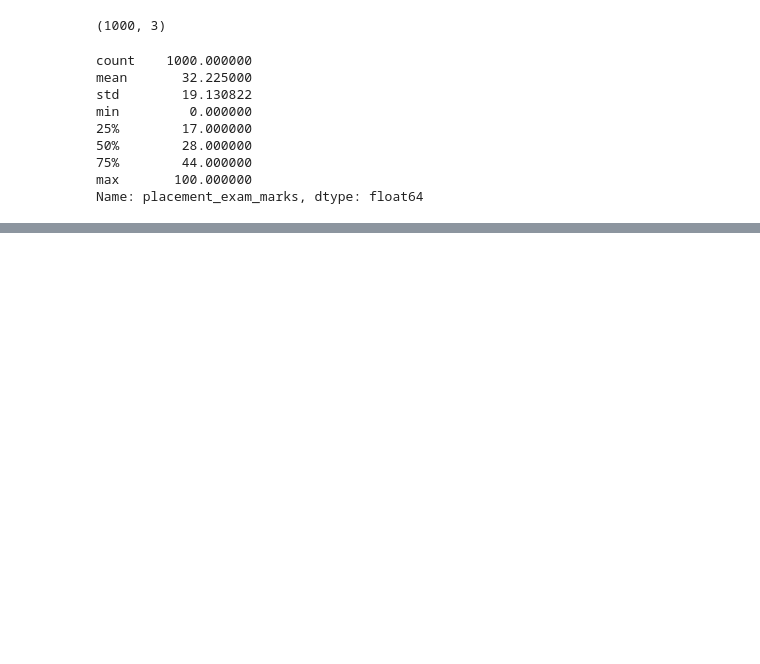
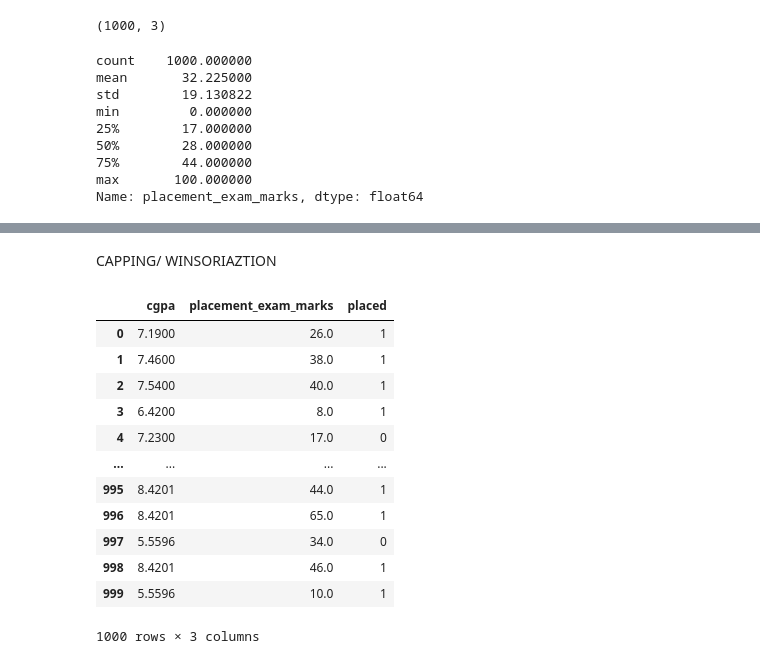
Before and after one commit to shiv-1234567/Feature-Engineering-, a Jupyter notebook: outlier detection.ipynb, the cells around one changed output, grey strips where cells are left out. Saved outputs shown, nothing was run; the diff lists cells and outputs as text; code cells hidden in the pictures; blank space fills up the shorter version.

```diff
--- a/outlier detection.ipynb
+++ b/outlier detection.ipynb
@@ -148,0 +187,2 @@ Name: placement_exam_marks, dtype: float64
+# %% [markdown]
+CAPPING/ WINSORIAZTION
@@ -148,0 +195,16 @@ Name: placement_exam_marks, dtype: float64
+# %%
+df
+# %% [output]
+|  | cgpa | placement_exam_marks | placed |
+| 0 | 7.1900 | 26.0 | 1 |
+| 1 | 7.4600 | 38.0 | 1 |
+| 2 | 7.5400 | 40.0 | 1 |
+| 3 | 6.4200 | 8.0 | 1 |
+| 4 | 7.2300 | 17.0 | 0 |
+| ... | ... | ... | ... |
+| 995 | 8.4201 | 44.0 | 1 |
+| 996 | 8.4201 | 65.0 | 1 |
+| 997 | 5.5596 | 34.0 | 0 |
+| 998 | 8.4201 | 46.0 | 1 |
+| 999 | 5.5596 | 10.0 | 1 |
+1000 rows × 3 columns
```
Also changed, not shown: parts of 16 cells of this notebook.
